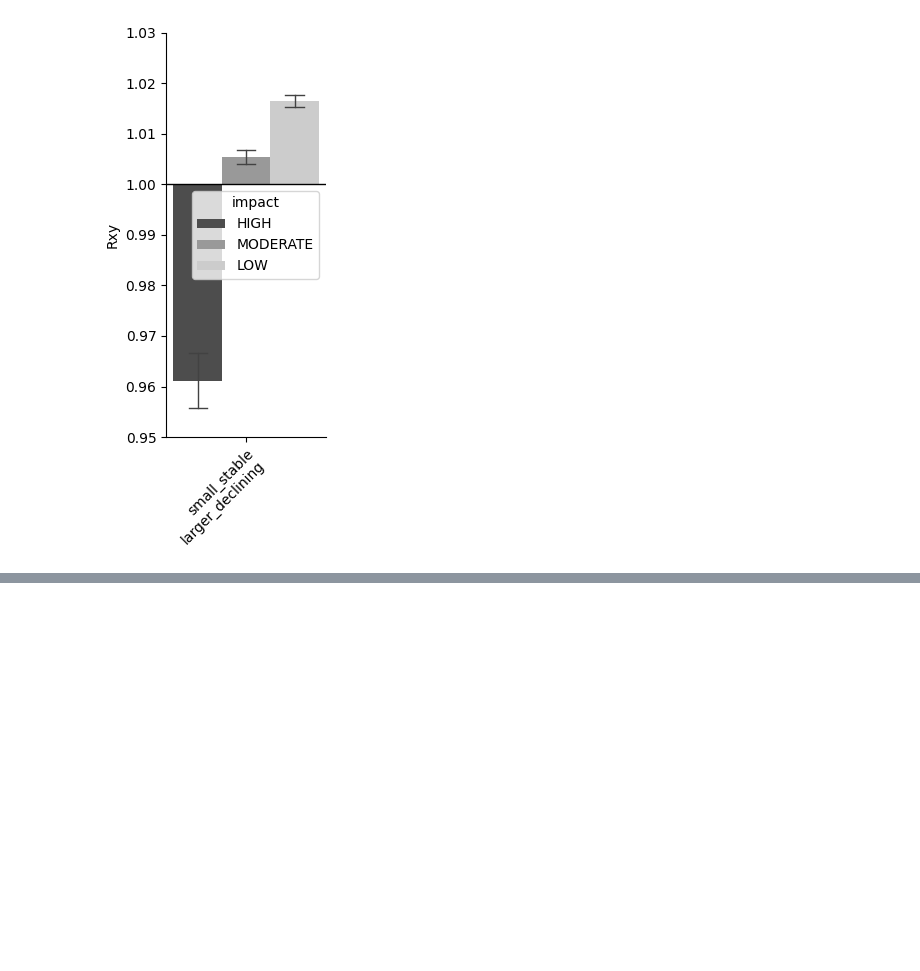
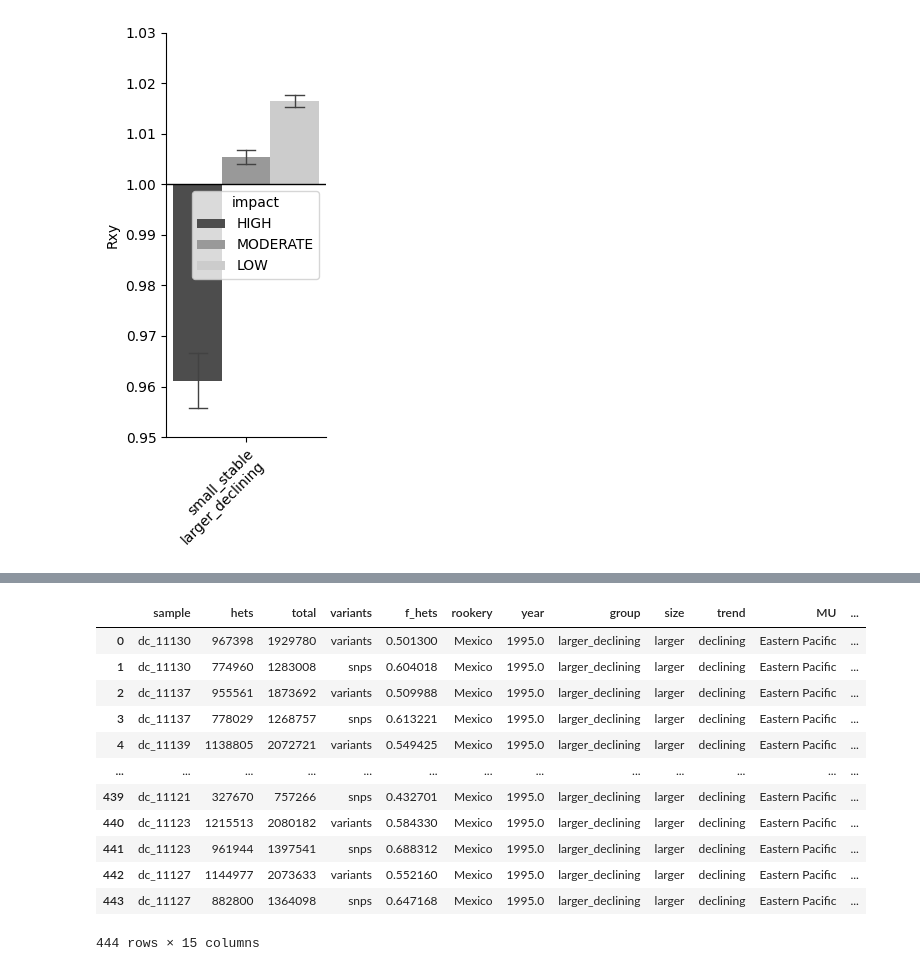
Before and after one commit to osipovarev/Leatherback_popgen, a Jupyter notebook: heterozygosity_analysis.ipynb, the cells around one changed output, grey strips where cells are left out. Cells and saved outputs as stored; diff of their text form; code cells hidden in the pictures; blank space fills up the shorter version.

```diff
--- a/heterozygosity_analysis.ipynb
+++ b/heterozygosity_analysis.ipynb
@@ -567,0 +650,16 @@ fig.savefig(pdf_name, bbox_inches='tight')
+# %%
+df_all
+# %% [output]
+|  | sample | hets | total | variants | f_hets | rookery | year | group | size | trend | MU | ... |
+| 0 | dc_11130 | 967398 | 1929780 | variants | 0.501300 | Mexico | 1995.0 | larger_declining | larger | declining | Eastern Pacific | ... |
+| 1 | dc_11130 | 774960 | 1283008 | snps | 0.604018 | Mexico | 1995.0 | larger_declining | larger | declining | Eastern Pacific | ... |
+| 2 | dc_11137 | 955561 | 1873692 | variants | 0.509988 | Mexico | 1995.0 | larger_declining | larger | declining | Eastern Pacific | ... |
+| 3 | dc_11137 | 778029 | 1268757 | snps | 0.613221 | Mexico | 1995.0 | larger_declining | larger | declining | Eastern Pacific | ... |
+| 4 | dc_11139 | 1138805 | 2072721 | variants | 0.549425 | Mexico | 1995.0 | larger_declining | larger | declining | Eastern Pacific | ... |
+| ... | ... | ... | ... | ... | ... | ... | ... | ... | ... | ... | ... | ... |
+| 439 | dc_11121 | 327670 | 757266 | snps | 0.432701 | Mexico | 1995.0 | larger_declining | larger | declining | Eastern Pacific | ... |
+| 440 | dc_11123 | 1215513 | 2080182 | variants | 0.584330 | Mexico | 1995.0 | larger_declining | larger | declining | Eastern Pacific | ... |
+| 441 | dc_11123 | 961944 | 1397541 | snps | 0.688312 | Mexico | 1995.0 | larger_declining | larger | declining | Eastern Pacific | ... |
+| 442 | dc_11127 | 1144977 | 2073633 | variants | 0.552160 | Mexico | 1995.0 | larger_declining | larger | declining | Eastern Pacific | ... |
+| 443 | dc_11127 | 882800 | 1364098 | snps | 0.647168 | Mexico | 1995.0 | larger_declining | larger | declining | Eastern Pacific | ... |
+444 rows × 15 columns
```
Also changed, not shown: parts of 8 cells of this notebook, 3 other files.
